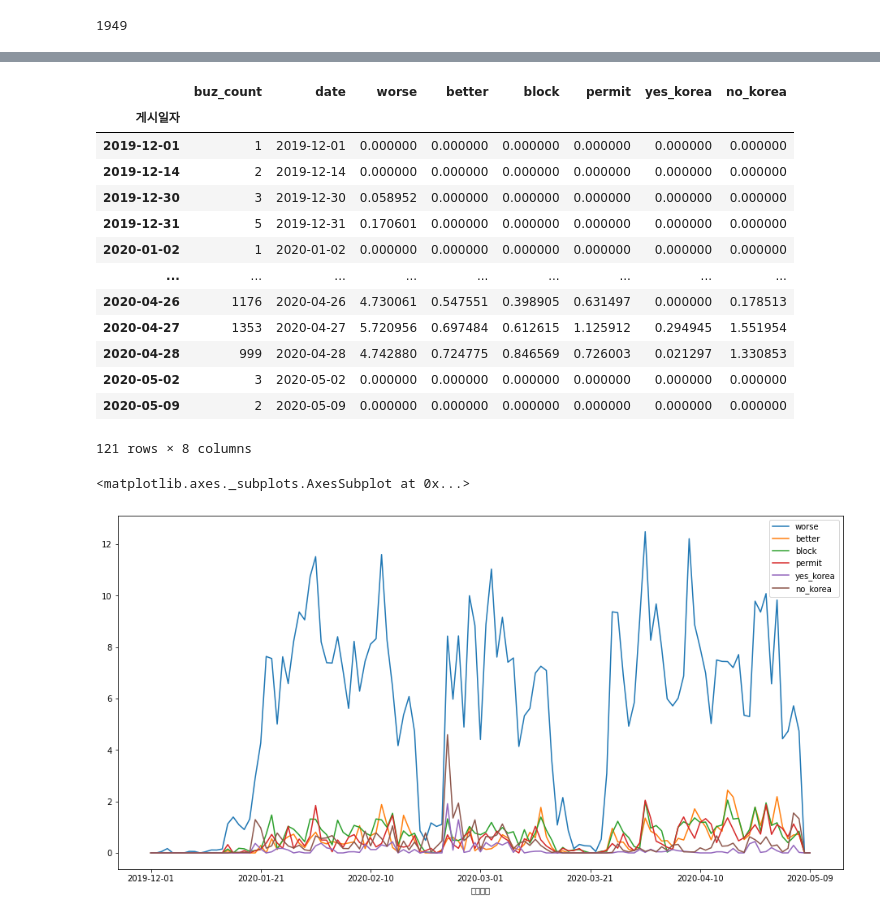
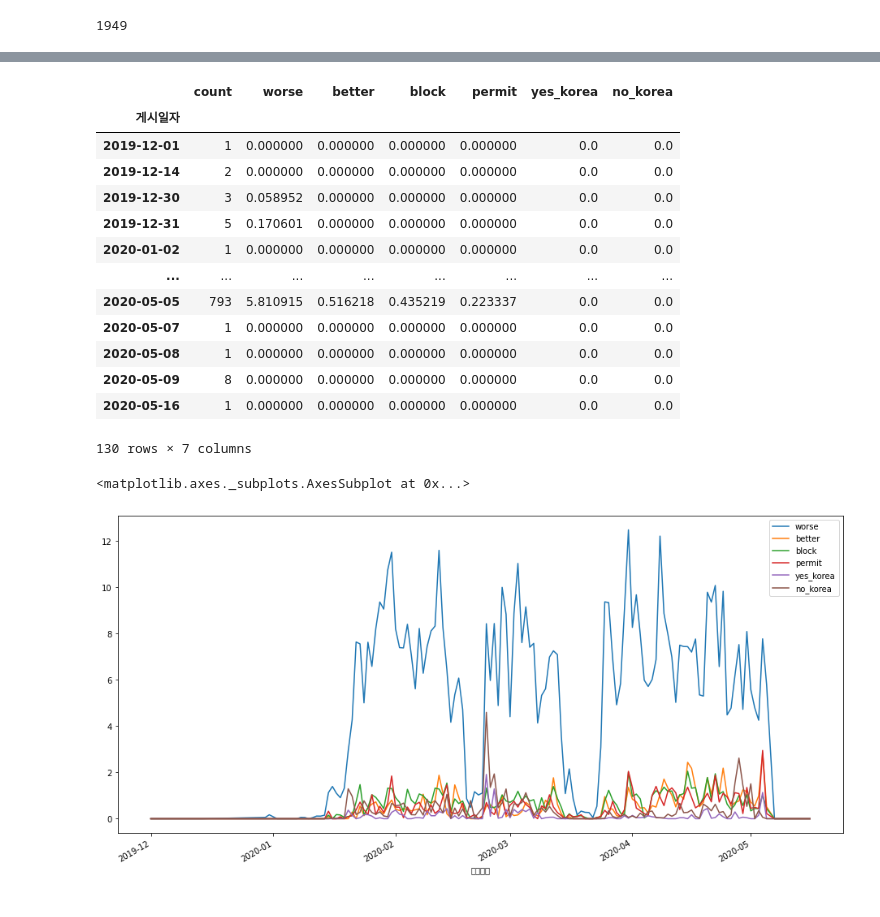
Before and after one commit to dolmani38/ai_corona, a Jupyter notebook: analysis_corona_0507.ipynb, the cells around one changed output, grey strips where cells are left out. Drawn from its saved outputs; the diff is of its cells as text; code cells hidden in the pictures.

```diff
--- a/analysis_corona_0507.ipynb
+++ b/analysis_corona_0507.ipynb
@@ -517,9 +422,9 @@ ds_ns_tp
 # 		1.2.2 News Data에 대한 EDA
 # 			1.2.2.1 게시일을 기준으로 News buzz의 합산
 
-ds_ns = ds_ns_tp.loc[ds_ns_tp['감염병명'] == 'COVID-19']
-ds_ns['게시일자'] =  ds_ns['게시일자'].str[:10]
-ds_ns = pd.DataFrame(ds_ns.groupby('게시일자')['감염병명'].count())
+ds_ns_tp = ds_ns_tp.loc[ds_ns_tp['감염병명'] == 'COVID-19']
+ds_ns_tp['게시일자'] =  ds_ns_tp['게시일자'].str[:10]
+ds_ns = pd.DataFrame(ds_ns_tp.groupby('게시일자')['감염병명'].count())
 ds_ns = ds_ns.loc[ds_ns.index >= '2019-10-31']
 ds_ns.index = pd.to_datetime(ds_ns.index, format='%Y-%m-%d')
 ds_ns = ds_ns.rename(columns={"감염병명":"count"})
@@ -638,8 +559,6 @@ from datetime import timedelta
 import os.path
 from os import path
 import dill
-
-aa
 
 start = timer()
 
@@ -655,7 +574,7 @@ for row in ds_ns_tp.iterrows():
 
 print("Length of corpus:{}".format(len(corpus)))
 
-corpus_embeddings = embedder.encode(corpus,show_progress_bar=True)
+corpus_embeddings = embedder.encode(corpus,show_progress_bar=False)
 
 print("Complete!!")
 
@@ -714,7 +652,7 @@ def searchSentence(queries,Threshold_score=0.60, Topn=0,must_has_word=[]):
               #print(corpus[idx].strip(), "(Score: %.4f)" % (1-distance))
     return index
 
-cov_news.reset_index(inplace = True, drop = True)
+ds_ns_tp.reset_index(inplace = True, drop = True)
 
 queries_dict = {
     'worse':([],['infected corona','infected coronavirus ','increase confirmed','increase Infections','infectious increase','confirmed case incease','deaths incease','patients incease','lack prepare','not prepared','lack medical','lack preparedness']),
@@ -727,12 +665,12 @@ queries_dict = {
 # Query sentences:
 
 for query_key in queries_dict.keys():
-  cov_news[query_key] = 0
+  ds_ns_tp[query_key] = 0
   idxs = searchSentence(queries_dict[query_key][1],Threshold_score = 0.6,must_has_word=queries_dict[query_key][0])
   print('{} result rows:{} query count:{}'.format(query_key,len(idxs),len(queries_dict[query_key][1])))
-  cov_news.loc[list(idxs.keys()),query_key] = list(idxs.values())
+  ds_ns_tp.loc[list(idxs.keys()),query_key] = list(idxs.values())
 
-cov_news[['게시일자','worse','better','block','permit','yes_korea','no_korea','제목']]
+ds_ns_tp[['게시일자','worse','better','block','permit','yes_korea','no_korea','제목']]
 # %% [output]
 A value is trying to be set on a copy of a slice from a DataFrame.
 Try using .loc[row_indexer,col_indexer] = value instead
@@ -765,36 +703,36 @@ no_korea result rows:73752 query count:32
 # %%
 # 6개 feature를 하나의 dataframe으로 join
 
-cov_1 = pd.DataFrame(cov_news.groupby('게시일자')['worse'].sum())
-cov_2 = pd.DataFrame(cov_news.groupby('게시일자')['better'].sum())
-cov_3 = pd.DataFrame(cov_news.groupby('게시일자')['block'].sum())
-cov_4 = pd.DataFrame(cov_news.groupby('게시일자')['permit'].sum())
-cov_5 = pd.DataFrame(cov_news.groupby('게시일자')['yes_korea'].sum())
-cov_6 = pd.DataFrame(cov_news.groupby('게시일자')['no_korea'].sum())
+cov_1 = pd.DataFrame(ds_ns_tp.groupby('게시일자')['worse'].sum())
+cov_2 = pd.DataFrame(ds_ns_tp.groupby('게시일자')['better'].sum())
+cov_3 = pd.DataFrame(ds_ns_tp.groupby('게시일자')['block'].sum())
+cov_4 = pd.DataFrame(ds_ns_tp.groupby('게시일자')['permit'].sum())
+cov_5 = pd.DataFrame(ds_ns_tp.groupby('게시일자')['yes_korea'].sum())
+cov_6 = pd.DataFrame(ds_ns_tp.groupby('게시일자')['no_korea'].sum())
 
-cov_buz = cov_buz.join(cov_1).join(cov_2).join(cov_3).join(cov_4).join(cov_5).join(cov_6)
-cov_buz
+ds_ns_cov = ds_ns.join(cov_1).join(cov_2).join(cov_3).join(cov_4).join(cov_5).join(cov_6)
+ds_ns_cov
 # %% [output]
-|  | buz_count | date | worse | better | block | permit | yes_korea | no_korea |
-| 게시일자 |  |  |  |  |  |  |  |  |
-| 2019-12-01 | 1 | 2019-12-01 | 0.000000 | 0.000000 | 0.000000 | 0.000000 | 0.000000 | 0.000000 |
-| 2019-12-14 | 2 | 2019-12-14 | 0.000000 | 0.000000 | 0.000000 | 0.000000 | 0.000000 | 0.000000 |
-| 2019-12-30 | 3 | 2019-12-30 | 0.058952 | 0.000000 | 0.000000 | 0.000000 | 0.000000 | 0.000000 |
-| 2019-12-31 | 5 | 2019-12-31 | 0.170601 | 0.000000 | 0.000000 | 0.000000 | 0.000000 | 0.000000 |
-| 2020-01-02 | 1 | 2020-01-02 | 0.000000 | 0.000000 | 0.000000 | 0.000000 | 0.000000 | 0.000000 |
-| ... | ... | ... | ... | ... | ... | ... | ... | ... |
-| 2020-04-26 | 1176 | 2020-04-26 | 4.730061 | 0.547551 | 0.398905 | 0.631497 | 0.000000 | 0.178513 |
-| 2020-04-27 | 1353 | 2020-04-27 | 5.720956 | 0.697484 | 0.612615 | 1.125912 | 0.294945 | 1.551954 |
-| 2020-04-28 | 999 | 2020-04-28 | 4.742880 | 0.724775 | 0.846569 | 0.726003 | 0.021297 | 1.330853 |
-| 2020-05-02 | 3 | 2020-05-02 | 0.000000 | 0.000000 | 0.000000 | 0.000000 | 0.000000 | 0.000000 |
-| 2020-05-09 | 2 | 2020-05-09 | 0.000000 | 0.000000 | 0.000000 | 0.000000 | 0.000000 | 0.000000 |
+|  | count | worse | better | block | permit | yes_korea | no_korea |
+| 게시일자 |  |  |  |  |  |  |  |
+| 2019-12-01 | 1 | 0.000000 | 0.000000 | 0.000000 | 0.000000 | 0.0 | 0.0 |
+| 2019-12-14 | 2 | 0.000000 | 0.000000 | 0.000000 | 0.000000 | 0.0 | 0.0 |
+| 2019-12-30 | 3 | 0.058952 | 0.000000 | 0.000000 | 0.000000 | 0.0 | 0.0 |
+| 2019-12-31 | 5 | 0.170601 | 0.000000 | 0.000000 | 0.000000 | 0.0 | 0.0 |
+| 2020-01-02 | 1 | 0.000000 | 0.000000 | 0.000000 | 0.000000 | 0.0 | 0.0 |
+| ... | ... | ... | ... | ... | ... | ... | ... |
+| 2020-05-05 | 793 | 5.810915 | 0.516218 | 0.435219 | 0.223337 | 0.0 | 0.0 |
+| 2020-05-07 | 1 | 0.000000 | 0.000000 | 0.000000 | 0.000000 | 0.0 | 0.0 |
+| 2020-05-08 | 1 | 0.000000 | 0.000000 | 0.000000 | 0.000000 | 0.0 | 0.0 |
+| 2020-05-09 | 8 | 0.000000 | 0.000000 | 0.000000 | 0.000000 | 0.0 | 0.0 |
+| 2020-05-16 | 1 | 0.000000 | 0.000000 | 0.000000 | 0.000000 | 0.0 | 0.0 |
-121 rows × 8 columns
+130 rows × 7 columns
 # %%
 # 추출된 feature의 추세 확인
-cov_buz.plot(y=['worse','better','block','permit','yes_korea','no_korea'],figsize=(16,8))
+ds_ns_cov.plot(y=['worse','better','block','permit','yes_korea','no_korea'],figsize=(16,8))
 # %% [output]
 <matplotlib.axes._subplots.AxesSubplot at 0x...>
-[figure, old version]
+[figure, new version]
 # %%
 #			1.2.3.4 News feature의 Normalization
 
```
Also changed, not shown: parts of 49 cells of this notebook.
